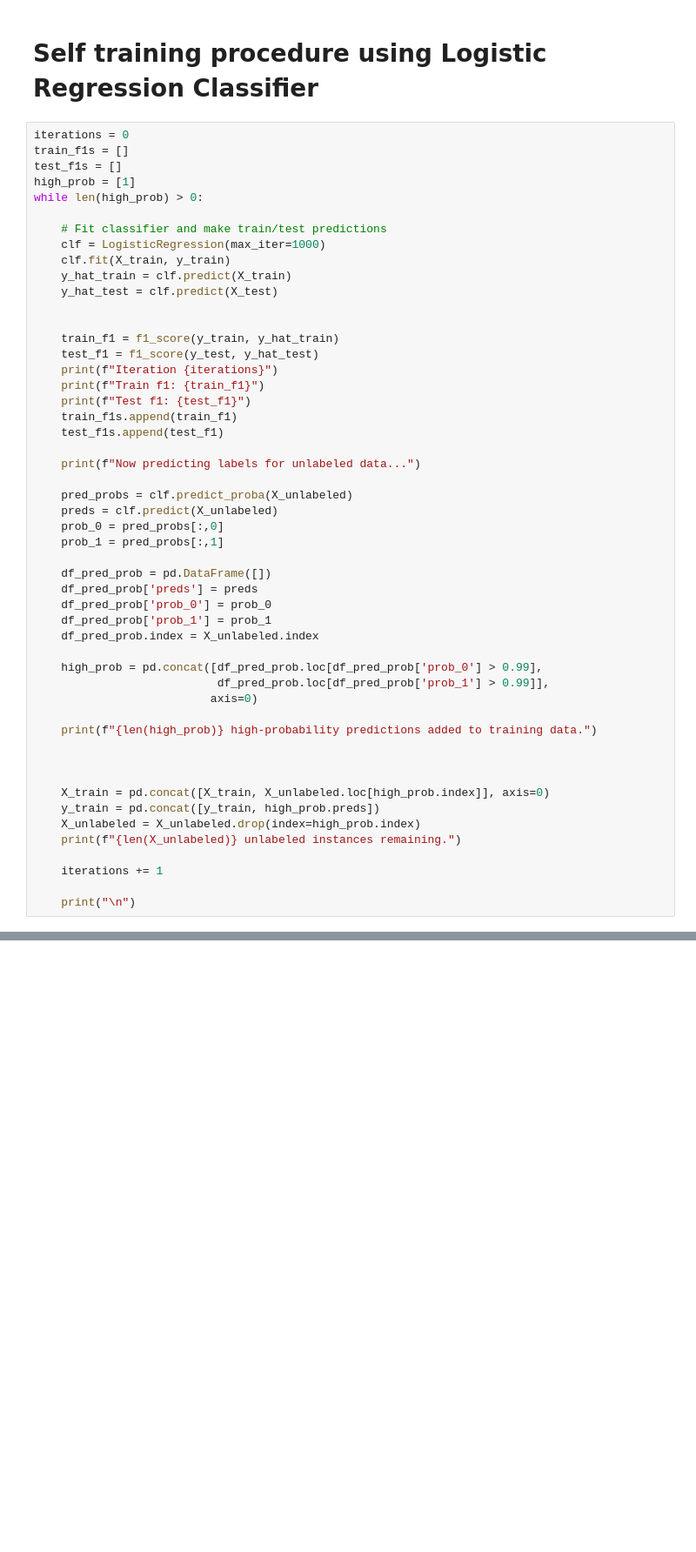
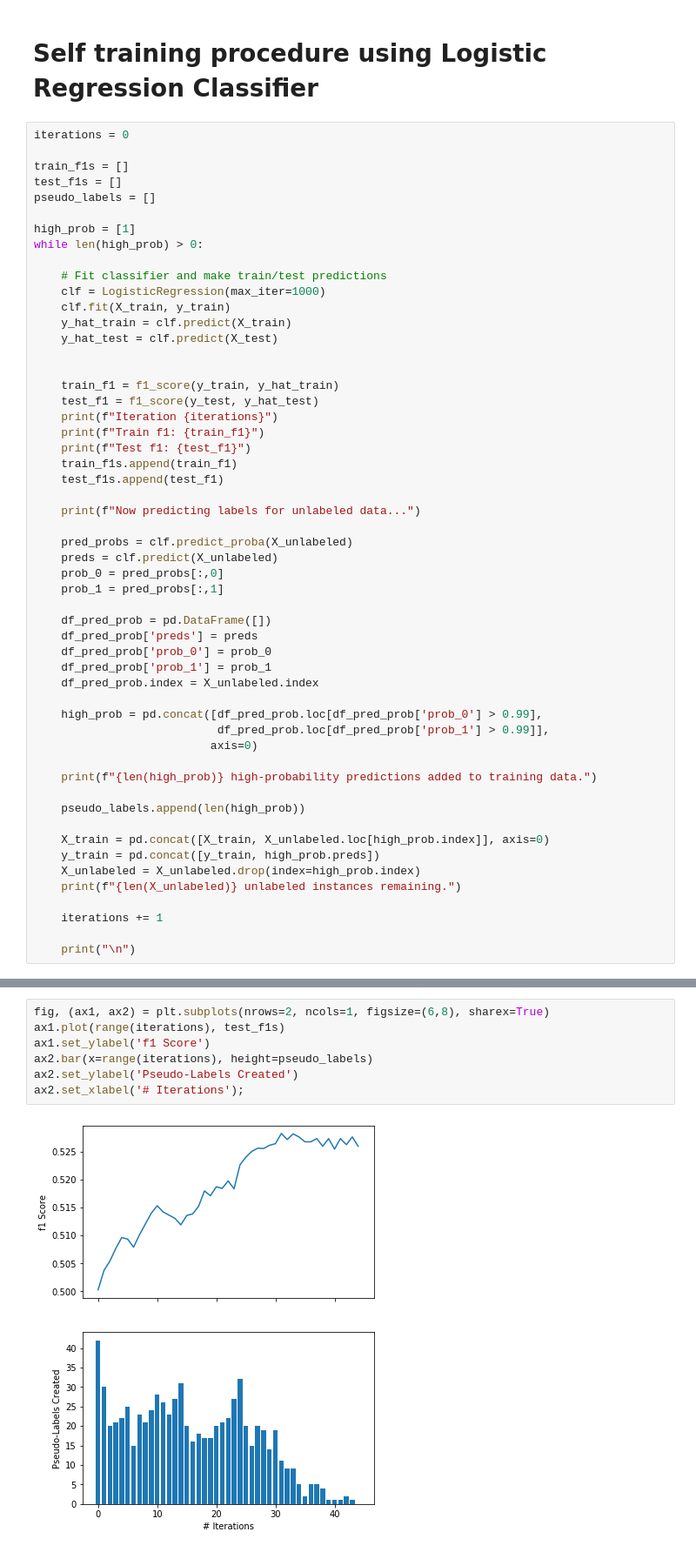
Before and after one commit to douglaspsteen/self_training_example, a Jupyter notebook: self_training.ipynb, the cells around one changed output, grey strips where cells are left out. Shown at 87% size. Cells and saved outputs as stored; diff of their text form; blank space fills up the shorter version.

```diff
--- a/self_training.ipynb
+++ b/self_training.ipynb
@@ -112,8 +138,11 @@ array([[2370,  380],
 # Self training procedure using Logistic Regression Classifier
 # %%
 iterations = 0
+
 train_f1s = []
 test_f1s = []
+pseudo_labels = []
+
 high_prob = [1]
 while len(high_prob) > 0:
 
@@ -151,7 +180,7 @@ while len(high_prob) > 0:
 
     print(f"{len(high_prob)} high-probability predictions added to training data.")
 
-
+    pseudo_labels.append(len(high_prob))
 
     X_train = pd.concat([X_train, X_unlabeled.loc[high_prob.index]], axis=0)
     y_train = pd.concat([y_train, high_prob.preds])
@@ -191,0 +211,9 @@ array([[2294,  456],
+# %%
+fig, (ax1, ax2) = plt.subplots(nrows=2, ncols=1, figsize=(6,8), sharex=True)
+ax1.plot(range(iterations), test_f1s)
+ax1.set_ylabel('f1 Score')
+ax2.bar(x=range(iterations), height=pseudo_labels)
+ax2.set_ylabel('Pseudo-Labels Created')
+ax2.set_xlabel('# Iterations');
+# %% [output]
+[figure, added]
```
Also changed, not shown: parts of 20 cells of this notebook, 2 other files.
